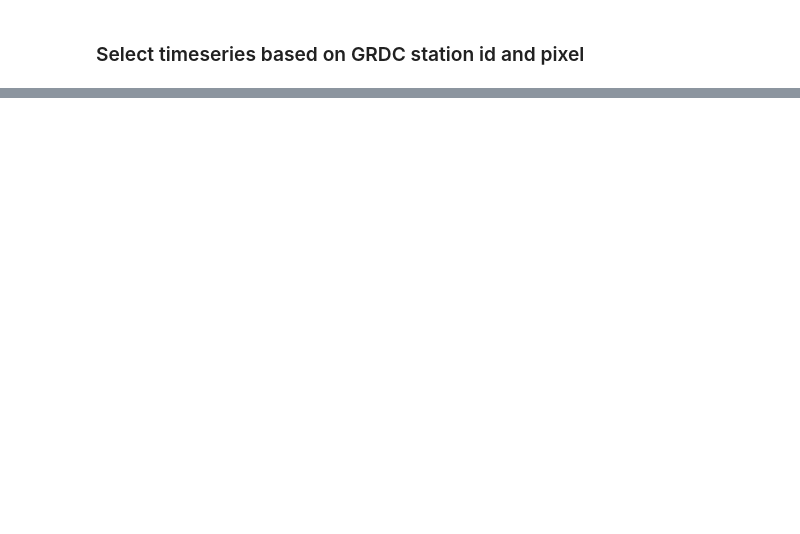
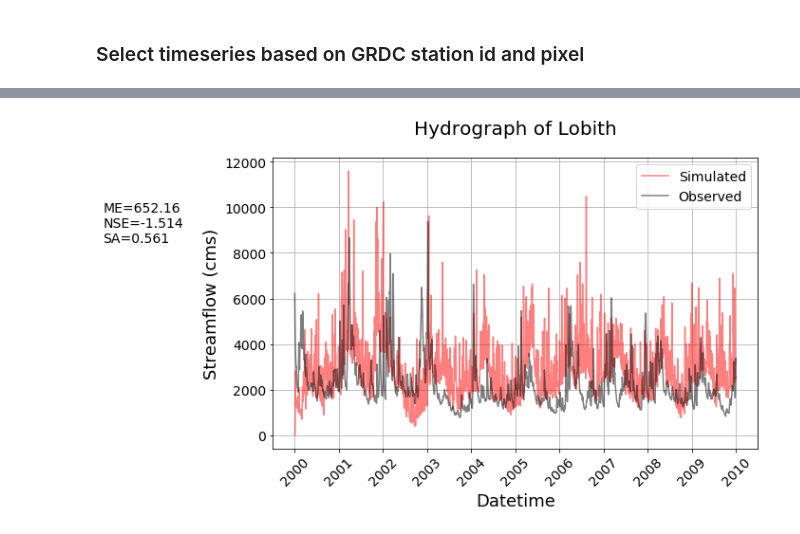
Before and after one commit to eWaterCycle/notebooks, a Jupyter notebook: Lorentz_notebook_template.ipynb, the cells around one changed output, grey strips where cells are left out. Drawn from its saved outputs; the diff is of its cells as text; code cells hidden in the pictures; blank space fills up the shorter version.

Commit message:
add the model comparison

```diff
--- a/Lorentz_notebook_template.ipynb
+++ b/Lorentz_notebook_template.ipynb
@@ -135,0 +139,9 @@ nr of steps: 3651
+# %%
+tstart =  datetime(2000,1,1).date()
+tend = datetime(2010,12,31).date()
+# %%
+# Convert the pcrglob data into dataframe format (required for hydrostat)
+
+Variable_DF = pd.DataFrame(variable_overtime, columns=["sim_time", "simulation"])
+Variable_DF.index = pd.date_range(tstart,  periods = tstep_nmbr +1)
+print(Variable_DF)
@@ -154,4 +188,7 @@ def dataframe_from_stationId(grdc_folder, station_id):
 # %%
 # Import GRDC station data, set index
 obs = dataframe_from_stationId('./data_erase/', 6435060)
-obs.set_index('date', inplace=True)
+#obs.set_index('date', inplace=True)
+# choose the correct time range to fit the model
+obs_timerange = obs.loc[str(tstart):str(tend)]
+print(obs_timerange["discharge"])
@@ -165,4 +220,5 @@ ds = xr.Dataset(coords={'lon': lon,
 # %%
-combined = sim.merge(obs, left_index=True, right_index=True, how='inner')
-combined.columns = ['sim', 'obs']
+Variable_DF["obs"] = obs_timerange["discharge"]
+    #combined.columns = ['sim', 'obs']
+print(Variable_DF)
 #combined = combined.drop(columns=['lat', 'lon'])
@@ -169,11 +243,13 @@ combined.columns = ['sim', 'obs']
 # %%
 #Plot hydrograph for simulated and observed values and calculate statistics
 
-hv.plot(combined,
+hv.plot(Variable_DF[['simulation', 'obs']],
       title='Hydrograph of Lobith',
       linestyles=['r-', 'k-'],
       legend=('Simulated', 'Observed'),
       labels=['Datetime', 'Streamflow (cms)'],
       metrics=['ME', 'NSE', 'SA'],
       grid=True)
 plt.show()
+# %% [output]
+[figure, added]
```
Also changed, not shown: parts of 12 cells of this notebook.
